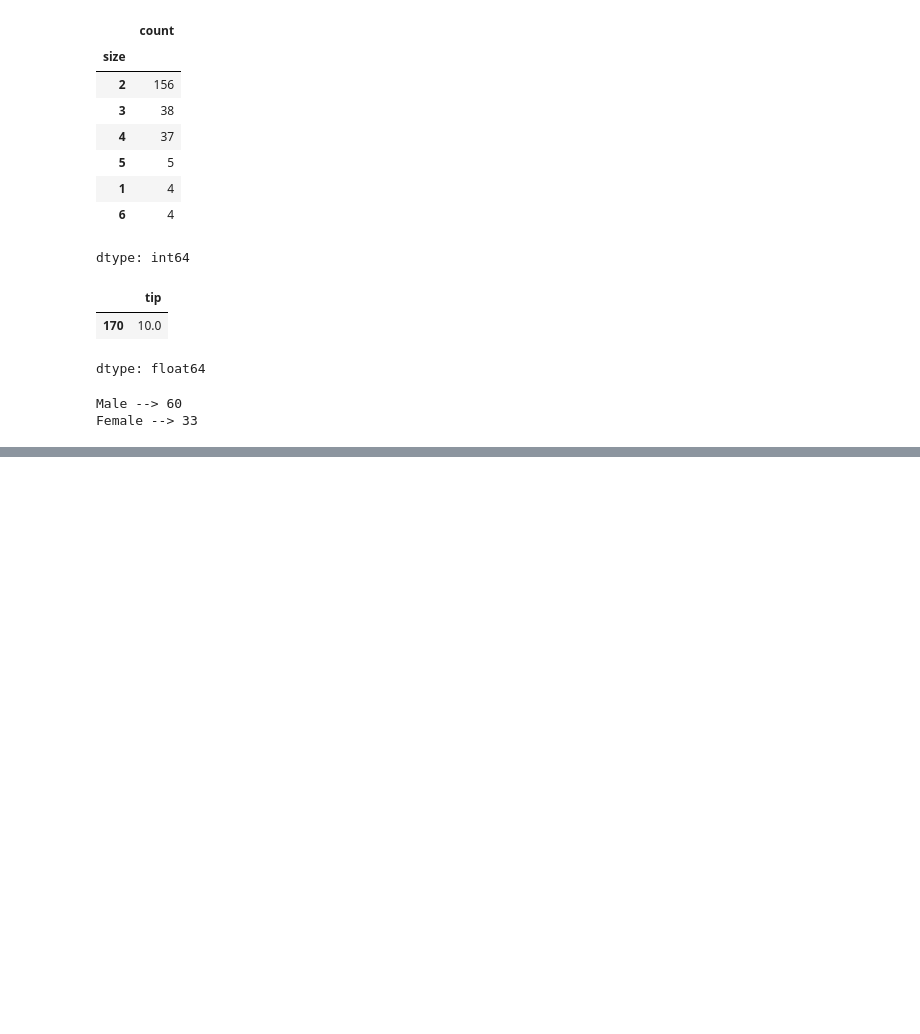
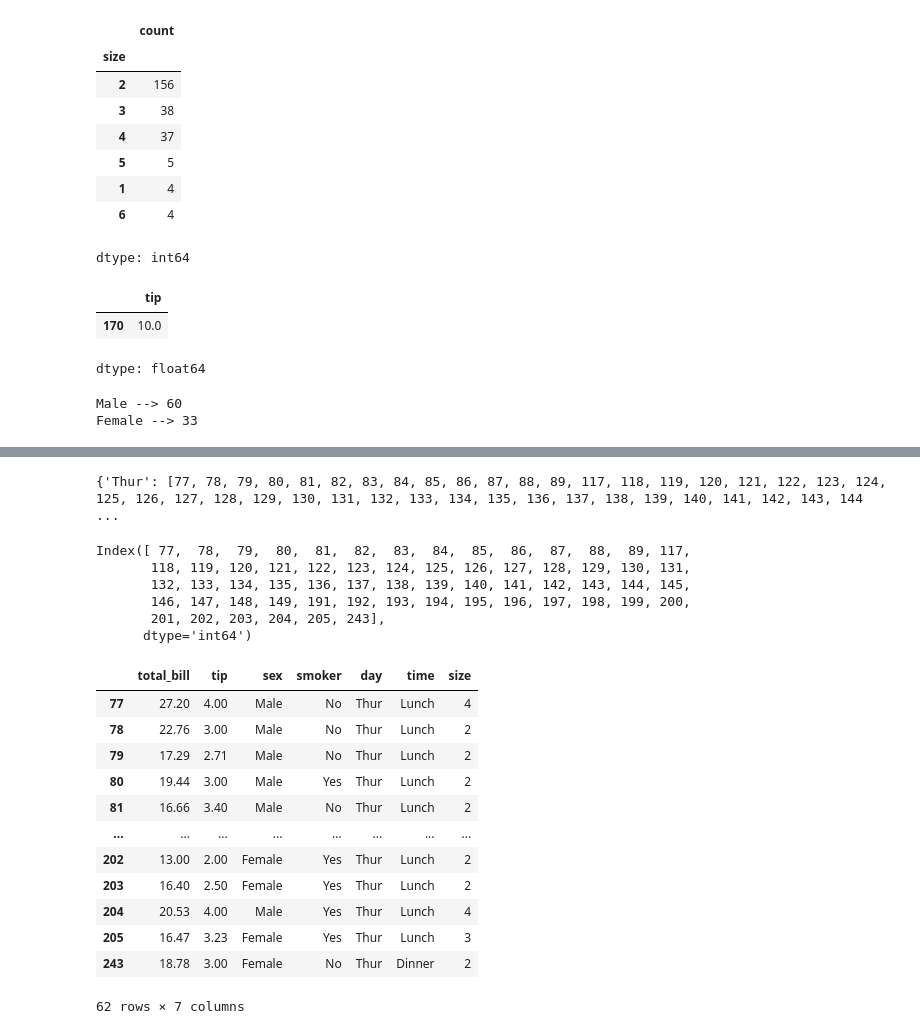
Before and after one commit to Deveshjd/ML-Notebooks, a Jupyter notebook: working_with_datasets.ipynb, the cells around one changed output, grey strips where cells are left out. Cells and saved outputs as stored; diff of their text form; code cells hidden in the pictures; blank space fills up the shorter version.

```diff
--- a/working_with_datasets.ipynb
+++ b/working_with_datasets.ipynb
@@ -120,0 +128,3 @@ Female --> 33
+# %%
+data = sns.load_dataset("tips")
+data.head()
@@ -120,0 +242,30 @@ Female --> 33
+# %%
+ind = data.groupby("day").groups
+ind
+# %% [output]
+{'Thur': [77, 78, 79, 80, 81, 82, 83, 84, 85, 86, 87, 88, 89, 117, 118, 119, 120, 121, 122, 123, 124, 125, 126, 127, 128, 129, 130, 131, 132, 133, 134, 135, 136, 137, 138, 139, 140, 141, 142, 143, 144 ...
+# %%
+ind["Thur"]
+# %% [output]
+Index([ 77,  78,  79,  80,  81,  82,  83,  84,  85,  86,  87,  88,  89, 117,
+       118, 119, 120, 121, 122, 123, 124, 125, 126, 127, 128, 129, 130, 131,
+       132, 133, 134, 135, 136, 137, 138, 139, 140, 141, 142, 143, 144, 145,
+       146, 147, 148, 149, 191, 192, 193, 194, 195, 196, 197, 198, 199, 200,
+       201, 202, 203, 204, 205, 243],
+      dtype='int64')
+# %%
+data.iloc[ind["Thur"]]
+# %% [output]
+|  | total_bill | tip | sex | smoker | day | time | size |
+| 77 | 27.20 | 4.00 | Male | No | Thur | Lunch | 4 |
+| 78 | 22.76 | 3.00 | Male | No | Thur | Lunch | 2 |
+| 79 | 17.29 | 2.71 | Male | No | Thur | Lunch | 2 |
+| 80 | 19.44 | 3.00 | Male | Yes | Thur | Lunch | 2 |
+| 81 | 16.66 | 3.40 | Male | No | Thur | Lunch | 2 |
+| ... | ... | ... | ... | ... | ... | ... | ... |
+| 202 | 13.00 | 2.00 | Female | Yes | Thur | Lunch | 2 |
+| 203 | 16.40 | 2.50 | Female | Yes | Thur | Lunch | 2 |
+| 204 | 20.53 | 4.00 | Male | Yes | Thur | Lunch | 4 |
+| 205 | 16.47 | 3.23 | Female | Yes | Thur | Lunch | 3 |
+| 243 | 18.78 | 3.00 | Female | No | Thur | Dinner | 2 |
+62 rows × 7 columns
```
Also changed, not shown: parts of 20 cells of this notebook.
